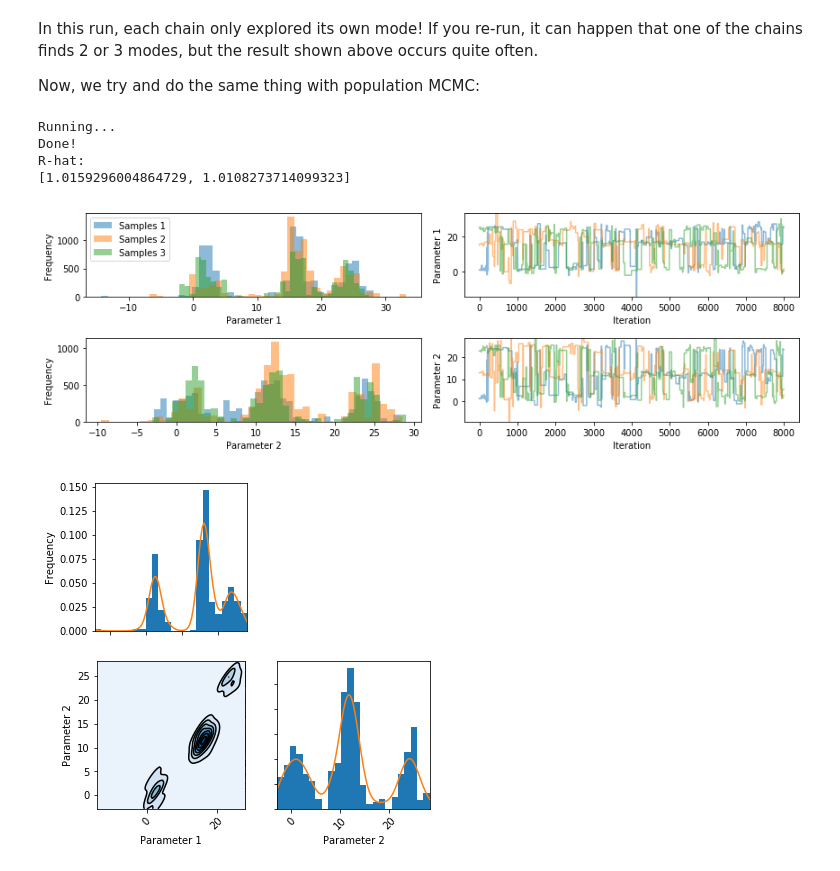
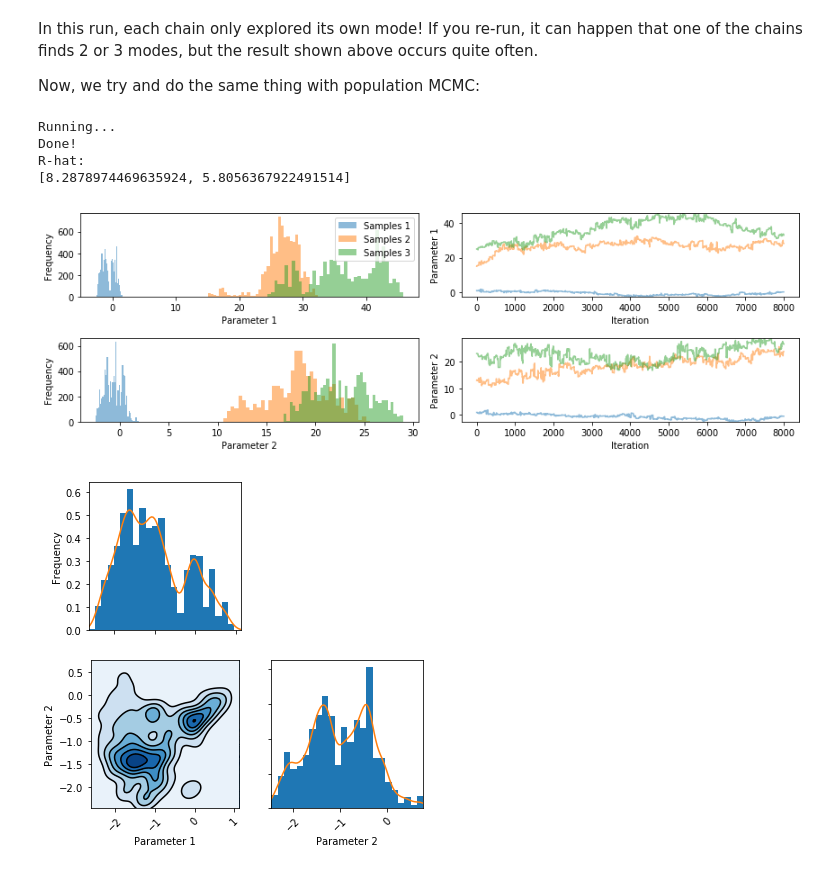
Before and after one commit to pints-team/pints, a Jupyter notebook: examples/sampling-population-mcmc.ipynb, the cells around one changed output. Saved outputs shown, nothing was run; the diff lists cells and outputs as text; code cells hidden in the pictures.

```diff
--- a/examples/sampling-population-mcmc.ipynb
+++ b/examples/sampling-population-mcmc.ipynb
@@ -90,33 +92,36 @@ mcmc = pints.MCMCSampling(log_pdf, 3, xs, method=pints.PopulationMCMC)
 # Add stopping criterion
 mcmc.set_max_iterations(8000)
 
 # Disable logging mode
 mcmc.set_log_to_screen(False)
+
+# Temperature schedule
+mcmc.set_temperature_schedule(np.linspace(0))
 
 # Run!
 print('Running...')
 chains = mcmc.run()
 print('Done!')
 
 # Show traces and histograms
 pints.plot.trace(chains)
 
 # Discard warm up
 chains = chains[:, 2000:, :]
 
 # Check convergence using rhat criterion
 print('R-hat:')
 print(pints.rhat_all_params(chains))
 
 # Look at distribution in chain 0
 pints.plot.pairwise(chains[0], kde=True)
 
 # Show graphs
 plt.show()
 # %% [output]
 Running...
 Done!
 R-hat:
-[1.0159296004864729, 1.0108273714099323]
+[8.2878974469635924, 5.8056367922491514]
-[figure, old version]
+[figure, new version]
-[figure, old version]
+[figure, new version]
```
Also changed, not shown: parts of 2 cells of this notebook, 1 other file.
